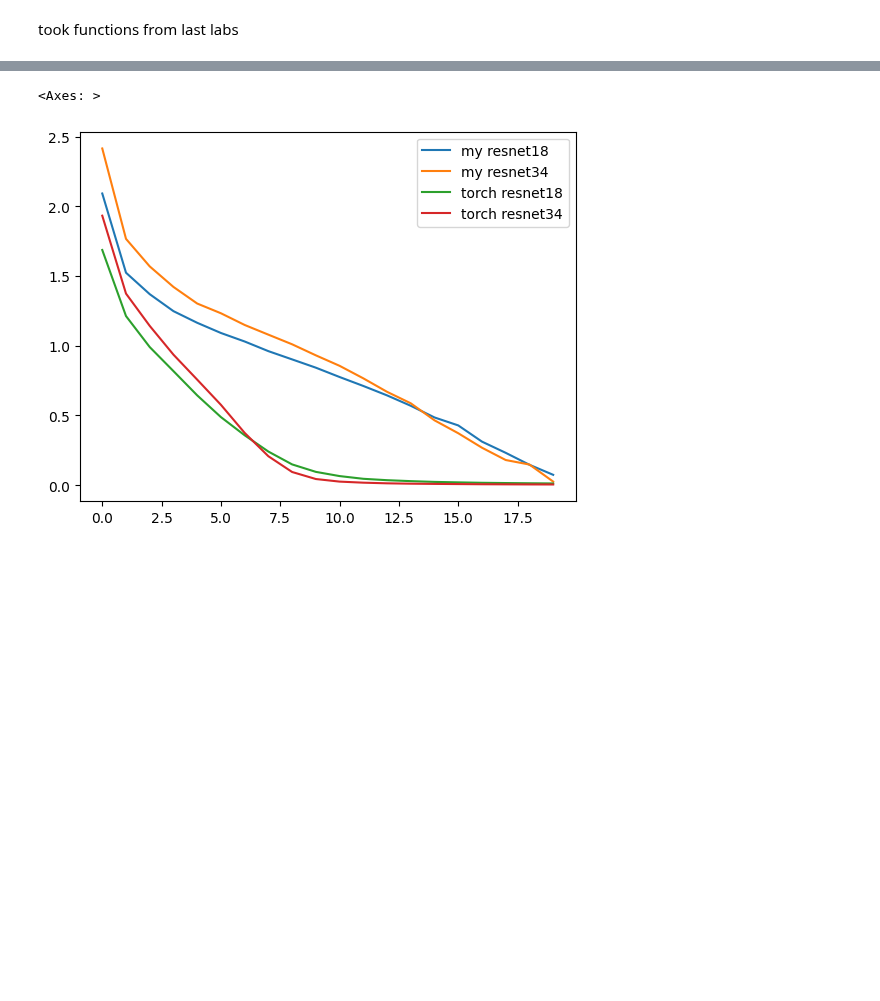
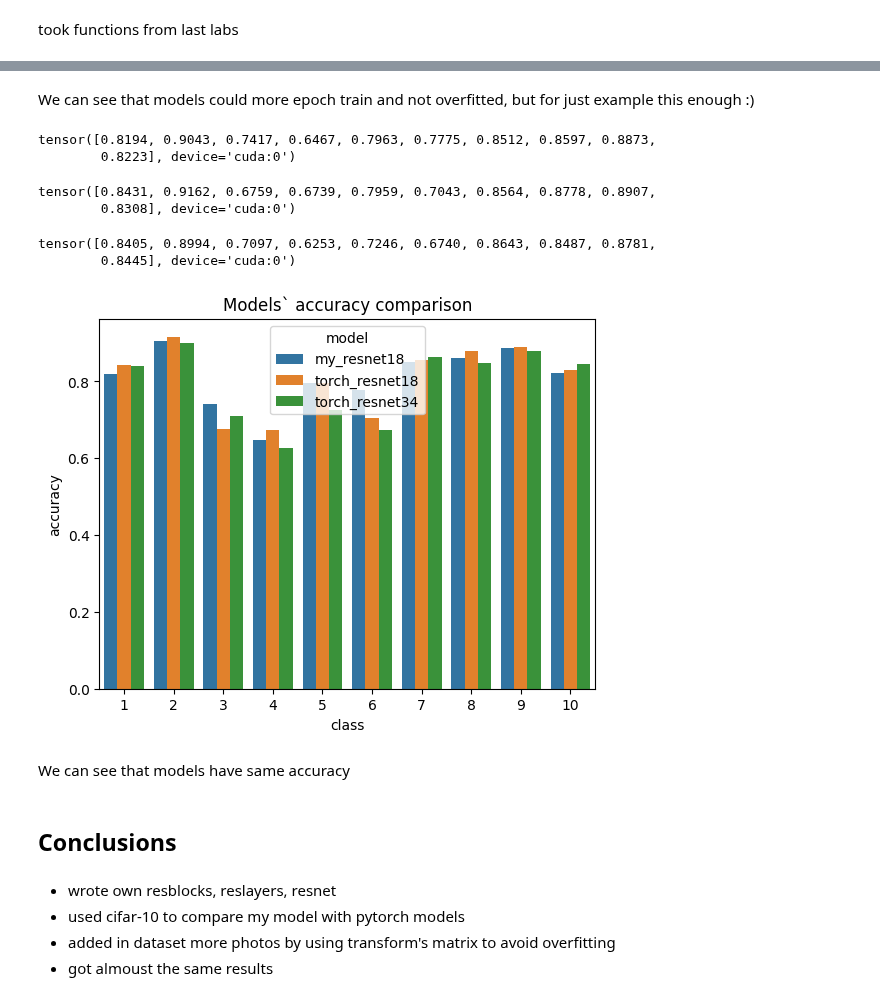
Before and after one commit to vvshich/dl3course, a Jupyter notebook: lab5.ipynb, the cells around one changed output, grey strips where cells are left out. Saved outputs shown, nothing was run; the diff lists cells and outputs as text; code cells hidden in the pictures; blank space fills up the shorter version.

```diff
--- a/lab5.ipynb
+++ b/lab5.ipynb
@@ -384,5 +414,5 @@ resnet34_toch.to(device)
 
 print()
 # %%
-my_best_resnet_18, tll_my_18, vll_my18 = trainloop(resnet18, train_loader, test_loader, name="my_resnet18")
+my_best_resnet_18, tll_my_18, vll_my18, ac_my18 = trainloop(resnet18, train_loader, test_loader, name="my_resnet18")
 # %% [output]
@@ -475,12 +505,0 @@ NameError: name 'vll_torch_18' is not defined
-# %%
-sns.lineplot(tll_my_18, label="my resnet18")
-sns.lineplot(tll_my_34, label="my resnet34")
-sns.lineplot(tll_my_50, label="my resnet50")
-sns.lineplot(tll_torch_18, label="torch resnet18")
-sns.lineplot(tll_torch_34, label="torch resnet34")
-
-plt.xlabel("Epoch")
-plt.ylabel("Cross-entropy validation loss")
-# %% [output]
-<Axes: >
-[figure, removed]
@@ -494,0 +506,50 @@ torch_model.eval()
+# %% [markdown]
+We can see that models could more epoch train and not overfitted, but for just example this enough :)
+# %%
+ac_my18
+# %% [output]
+tensor([0.8194, 0.9043, 0.7417, 0.6467, 0.7963, 0.7775, 0.8512, 0.8597, 0.8873,
+        0.8223], device='cuda:0')
+# %%
+ac_torch18
+# %% [output]
+tensor([0.8431, 0.9162, 0.6759, 0.6739, 0.7959, 0.7043, 0.8564, 0.8778, 0.8907,
+        0.8308], device='cuda:0')
+# %%
+ac_torch34
+# %% [output]
+tensor([0.8405, 0.8994, 0.7097, 0.6253, 0.7246, 0.6740, 0.8643, 0.8487, 0.8781,
+        0.8445], device='cuda:0')
+# %%
+ac_df_my18 = pd.DataFrame()
+ac_df_my18["class"] = [i for i in range(1, 11)]
+ac_df_my18["accuracy"] = ac_my18.cpu().detach().numpy()
+ac_df_my18['model'] = 'my_resnet18'
+
+ac_df_torch18 = pd.DataFrame()
+ac_df_torch18["class"] = [i for i in range(1, 11)]
+ac_df_torch18["accuracy"] = ac_torch18.cpu().detach().numpy()
+ac_df_torch18['model'] = 'torch_resnet18'
+
+ac_df_torch34 = pd.DataFrame()
+ac_df_torch34["class"] = [i for i in range(1, 11)]
+ac_df_torch34["accuracy"] = ac_torch34.cpu().detach().numpy()
+ac_df_torch34['model'] = 'torch_resnet34'
+
+models_accuracy = pd.concat([ac_df_my18, ac_df_torch18, ac_df_torch34])
+# %%
+sns.barplot(data=models_accuracy,
+            x='class', y='accuracy', hue='model')
+plt.title('Models` accuracy comparison')
+plt.show()
+# %% [output]
+[figure, added]
+# %% [markdown]
+We can see that models have same accuracy
+# %% [markdown]
+## Conclusions
+# %% [markdown]
+* wrote own resblocks, reslayers, resnet
+* used cifar-10 to compare my model with pytorch models
+* added in dataset more photos by using transform's matrix to avoid overfitting
+* got almoust the same results
```
Also changed, not shown: parts of 21 cells of this notebook, 17 other files.
